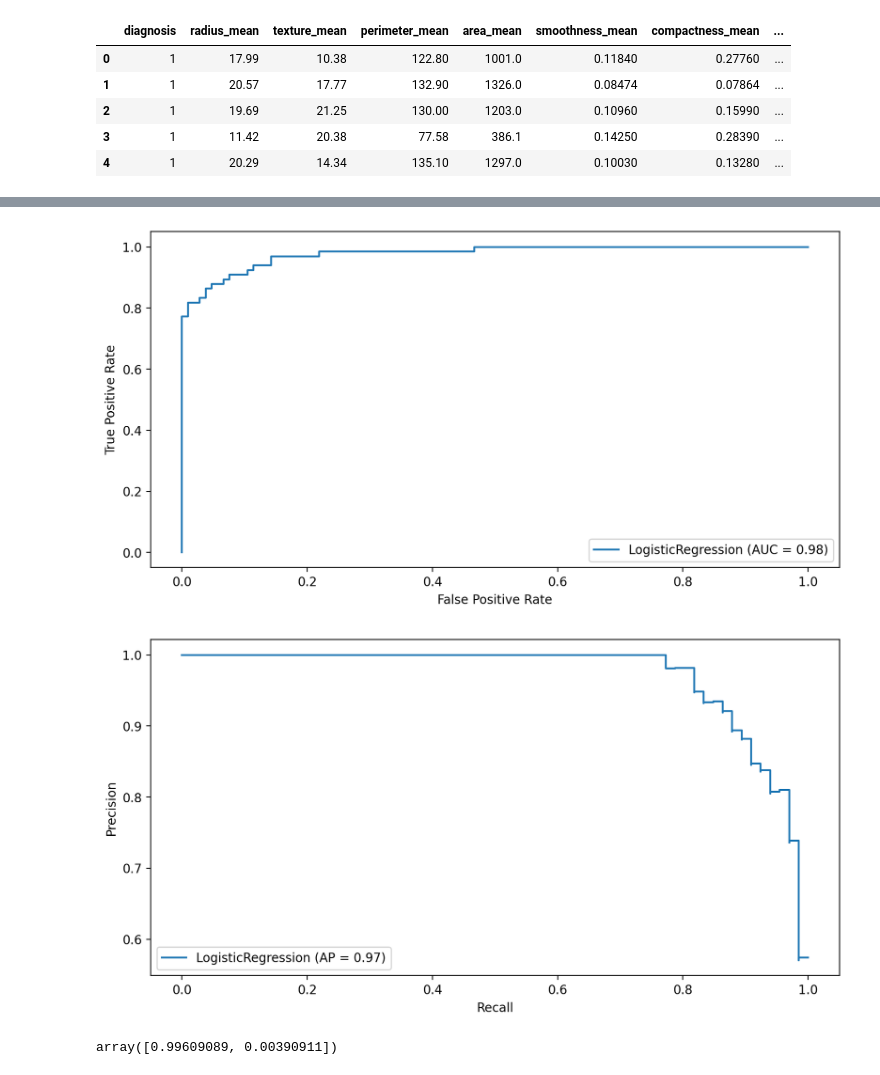
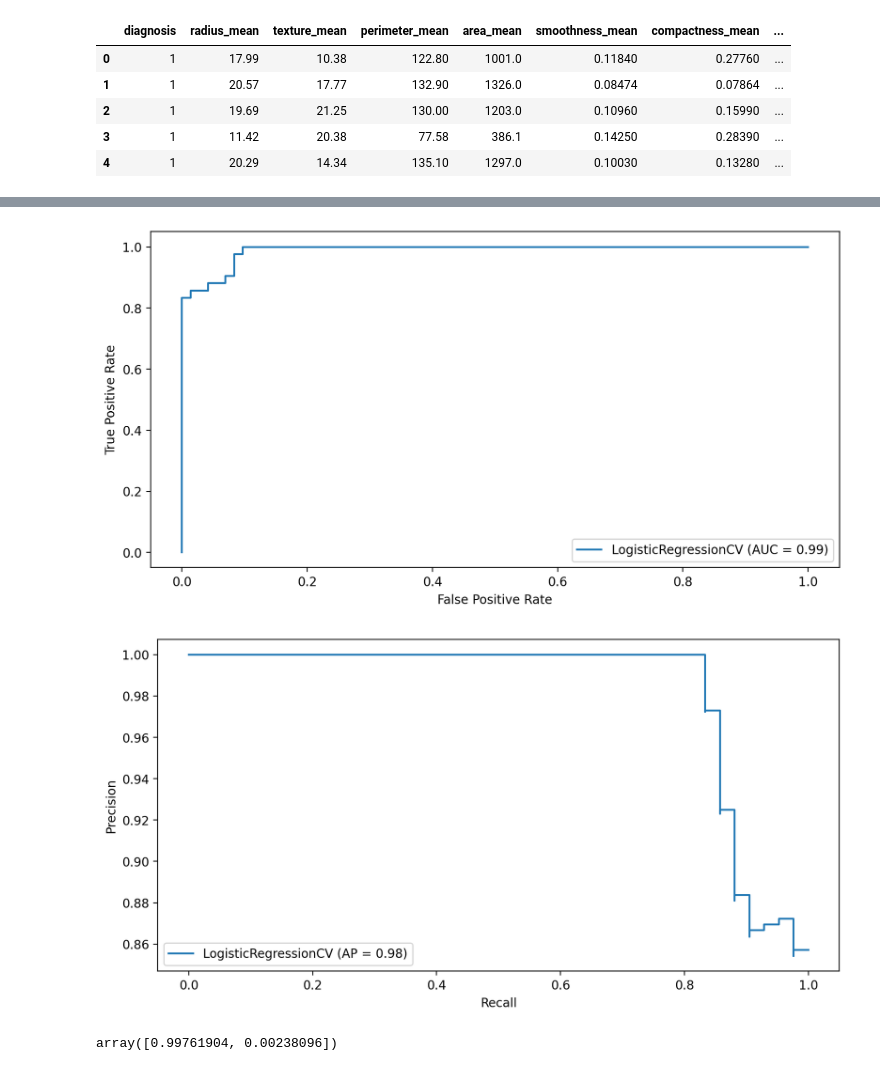
Before and after one commit to datathon21/breast_cancer_prediction, a Jupyter notebook: my_notebook.ipynb, the cells around one changed output, grey strips where cells are left out. Cells and saved outputs as stored; diff of their text form; code cells hidden in the pictures.

```diff
--- a/my_notebook.ipynb
+++ b/my_notebook.ipynb
@@ -186,4 +87,4 @@ from sklearn.preprocessing import StandardScaler
 X = df.drop('diagnosis',axis=1)
 y = df['diagnosis']
 # %%
-X_train, X_test, y_train, y_test = train_test_split(X, y, test_size=0.3, random_state=101)
+X_train, X_test, y_train, y_test = train_test_split(X, y, test_size=0.2, random_state=101)
@@ -197,5 +98,5 @@ from sklearn.linear_model import LogisticRegression
 # %%
-log_model = LogisticRegression()
+log_model = LogisticRegressionCV()
 # %%
-log_model.fit(scaled_X_train, y_train)
+log_model.fit(X_train, y_train)
 # %% [output]
@@ -291,18 +213,18 @@ recall_score(y_test,y_pred)
 from sklearn.metrics import plot_precision_recall_curve, plot_roc_curve
 # %%
 fig,ax = plt.subplots(figsize=(10,5),dpi=200)
-plot_roc_curve(log_model, scaled_X_test, y_test,ax=ax)
-plt.savefig('ROCCurve.jpg')
+plot_roc_curve(log_model, X_test, y_test,ax=ax)
+# plt.savefig('ROCCurve.jpg',bbox_inches='tight')
 # %% [output]
-[figure, old version]
+[figure, new version]
 # %%
 fig,ax = plt.subplots(figsize=(10,5),dpi=200)
-plot_precision_recall_curve(log_model, scaled_X_test, y_test,ax=ax)
-plt.savefig('RecallCurve.jpg')
+plot_precision_recall_curve(log_model, X_test, y_test,ax=ax)
+# plt.savefig('RecallCurve.jpg',bbox_inches='tight')
 # %% [output]
-[figure, old version]
+[figure, new version]
 # %%
-log_model.predict_proba(scaled_X_test)[0]
+log_model.predict_proba(X_test)[0]
 # %% [output]
-array([0.99609089, 0.00390911])
+array([0.99761904, 0.00238096])
 # %%
```
Also changed, not shown: parts of 29 cells of this notebook.
